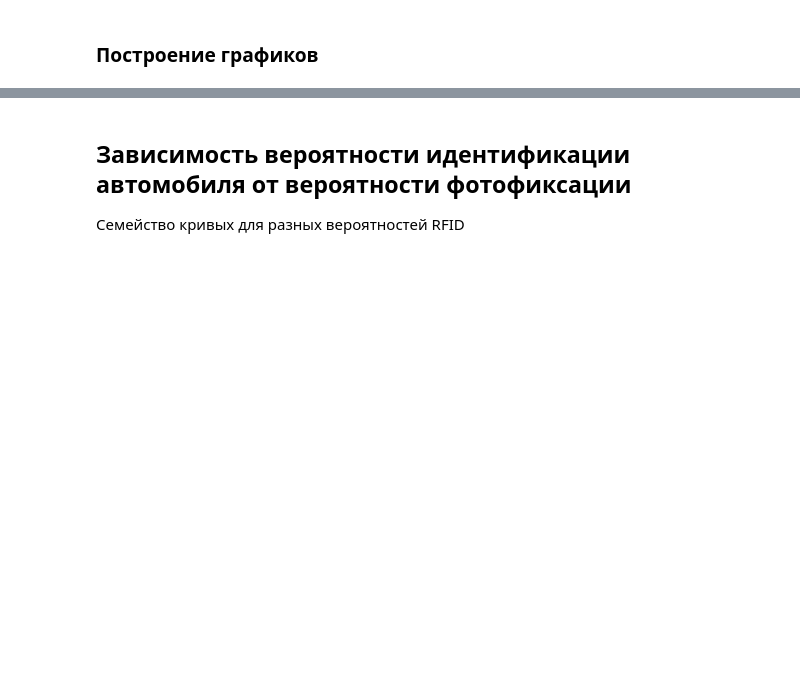
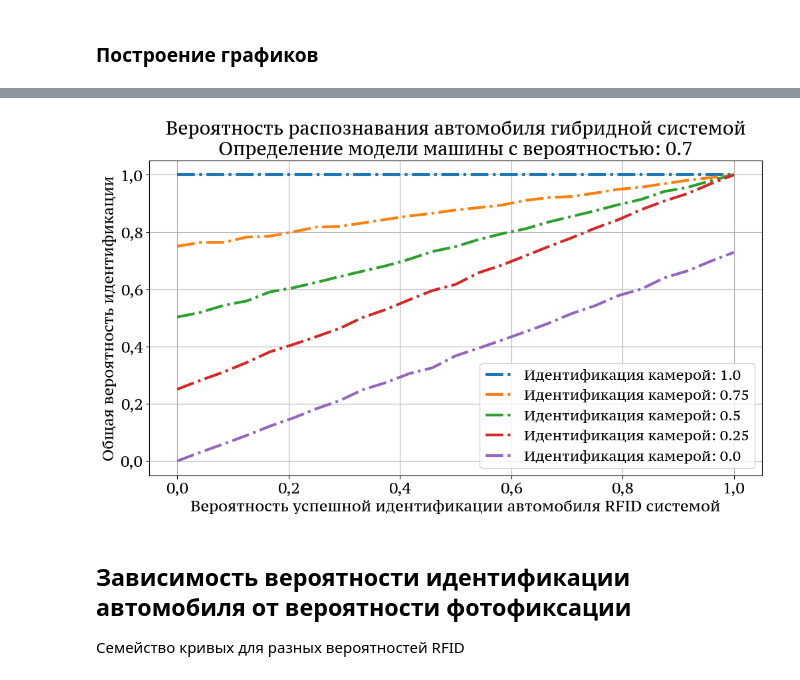
Before and after one commit to VilmenAbramian/simulation, a Jupyter notebook: pysim/experiments/notebooks/hybrid.ipynb, the cells around one changed output, grey strips where cells are left out. Drawn from its saved outputs; the diff is of its cells as text; code cells hidden in the pictures; blank space fills up the shorter version.

Commit message:
Refactor 1st experiment

```diff
--- a/pysim/experiments/notebooks/hybrid.ipynb
+++ b/pysim/experiments/notebooks/hybrid.ipynb
@@ -30,10 +23 @@ os.makedirs(JSON_DIRECTORY, exist_ok=True)
-# %%
-def plate_to_symbol_error(prob: float, symbols_in_plate: int) -> float:
-    """
-    Преобразование вероятности ошибки идентификации номера в
-    вероятность ошибки идентификации одного символа в номере.
-    """
-    return 1 - (1 - prob) ** (
-            1 / symbols_in_plate
-    )
 # %% [markdown]
@@ -69,10 +52,0 @@ for params in tqdm(params_list, desc="Запуск симуляций", unit="м
-# %%
-with open(save_path, "w", encoding="utf-8") as f:
-    json.dump({
-        "Photo_error_for_each_line": photo_err_probs_list,
-        "Params_one_line": params_list,
-        "Results_list": [
-            [res.model_dump() for res in result_sublist]
-            for result_sublist in results_list
-        ]
-    }, f, ensure_ascii=False, indent=2)
@@ -86,2 +53,13 @@ for line in results_list:
+# %%
+res_probs = get_experiments_results(
+    variadic=variadic,
+    variadic_values=rfid_probs,
+    line_variable=line_variable,
+    line_variable_values=number_photo_err,
+    params_list=params_list,
+    result_param_name=result_param_name,
+    use_json=True,
+    file_name="rfid_probs.json"
+)
 # %% [markdown]
 ### Построение графиков
@@ -141,3 +66,16 @@ plt.grid()
+# %%
+plot_experiment_lines(
+    x_values=rfid_probs,
+    y_lines=res_probs,
+    labels=[f"Идентификация камерой: {1 - number_photo_err[i]}" for i in range(5)],
+    xlabel="Вероятность успешной идентификации автомобиля RFID системой",
+    ylabel="Общая вероятность идентификации",
+    title=f"Вероятность распознавания автомобиля гибридной системой\nОпределение модели машины с вероятностью: {1-params_dict['car_error']}",
+    image_name="rfid_probs",
+    save_fig=True
+)
+# %% [output]
+[figure, added]
 # %% [markdown]
 ## Зависимость вероятности идентификации автомобиля от **вероятности фотофиксации**
 Семейство кривых для разных вероятностей RFID
```
Also changed, not shown: parts of 11 cells of this notebook, 5 other files.
